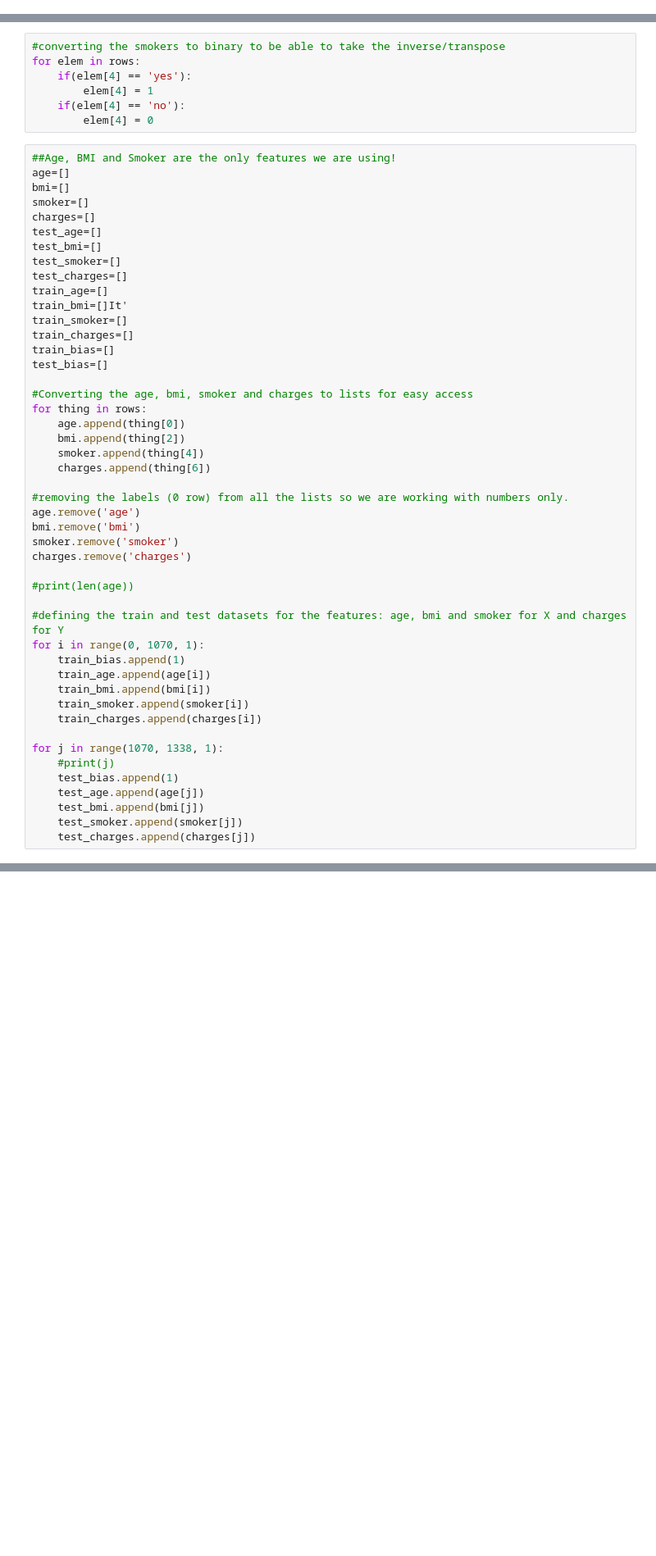
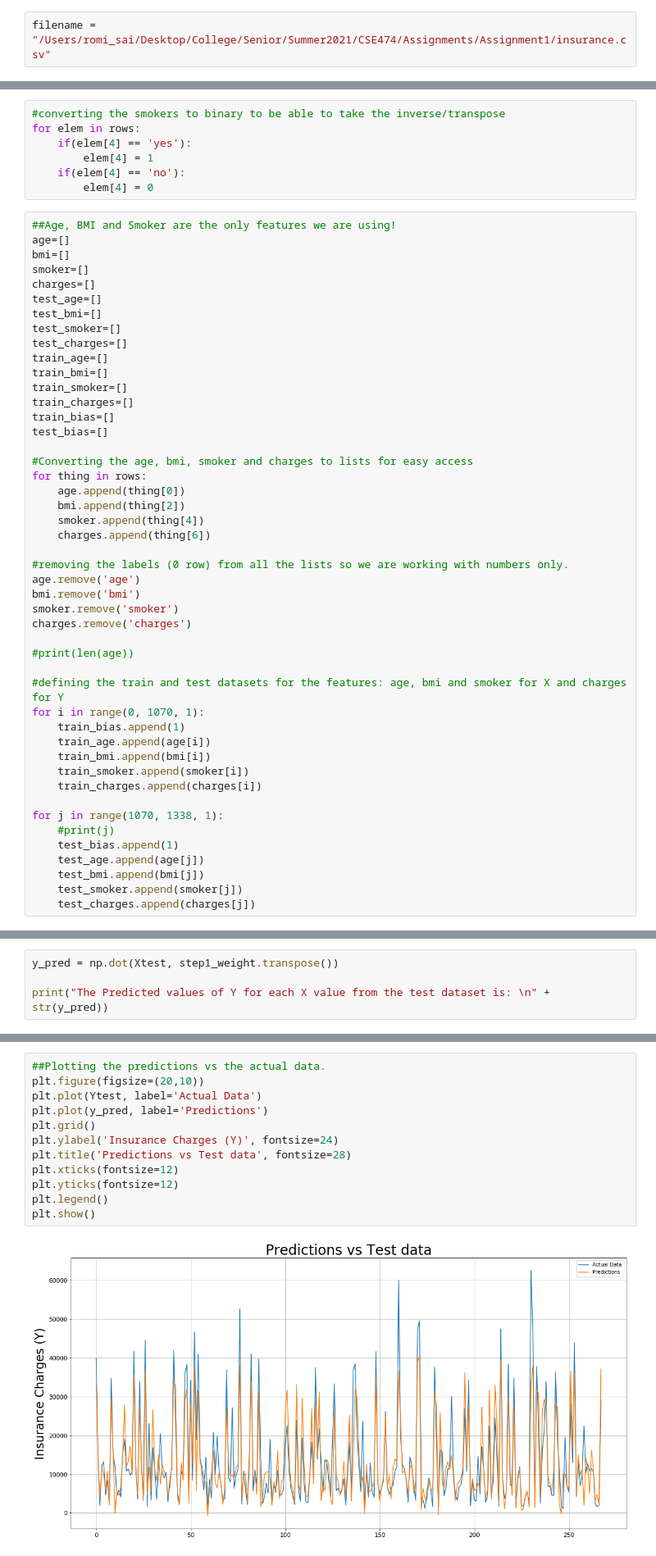
Before and after one commit to Aritra-Paul/Linear-Regression, a Jupyter notebook: CSE474_assignment1_part1.ipynb, the cells around one changed output, grey strips where cells are left out. Shown at 82% size. Drawn from its saved outputs; the diff is of its cells as text; blank space fills up the shorter version.

```diff
--- a/CSE474_assignment1_part1.ipynb
+++ b/CSE474_assignment1_part1.ipynb
@@ -8,3 +6,5 @@ filename = "/Users/ari/cse474/GitHub/Linear-Regression/insurance.csv"
+# %%
+filename = "/Users/romi_sai/Desktop/College/Senior/Summer2021/CSE474/Assignments/Assignment1/insurance.csv"
 # %%
 #opening csv & reading in rows
 #some parts of this code was found on Python Docs (https://docs.python.org/3/library/csv.html)
@@ -31,7 +31,7 @@ test_bmi=[]
 test_smoker=[]
 test_charges=[]
 train_age=[]
-train_bmi=[]It'
+train_bmi=[]
 train_smoker=[]
 train_charges=[]
 train_bias=[]
@@ -167,0 +108,4 @@ print(predicted_y)
+# %%
+y_pred = np.dot(Xtest, step1_weight.transpose())
+
+print("The Predicted values of Y for each X value from the test dataset is: \n" + str(y_pred))
@@ -174,0 +160,14 @@ def find_rmse(initial_i, n, y_actual, y_prediction):
+# %%
+##Plotting the predictions vs the actual data.
+plt.figure(figsize=(20,10))
+plt.plot(Ytest, label='Actual Data')
+plt.plot(y_pred, label='Predictions')
+plt.grid()
+plt.ylabel('Insurance Charges (Y)', fontsize=24)
+plt.title('Predictions vs Test data', fontsize=28)
+plt.xticks(fontsize=12)
+plt.yticks(fontsize=12)
+plt.legend()
+plt.show()
+# %% [output]
+[figure, added]
```
Also changed, not shown: parts of 22 cells of this notebook.
